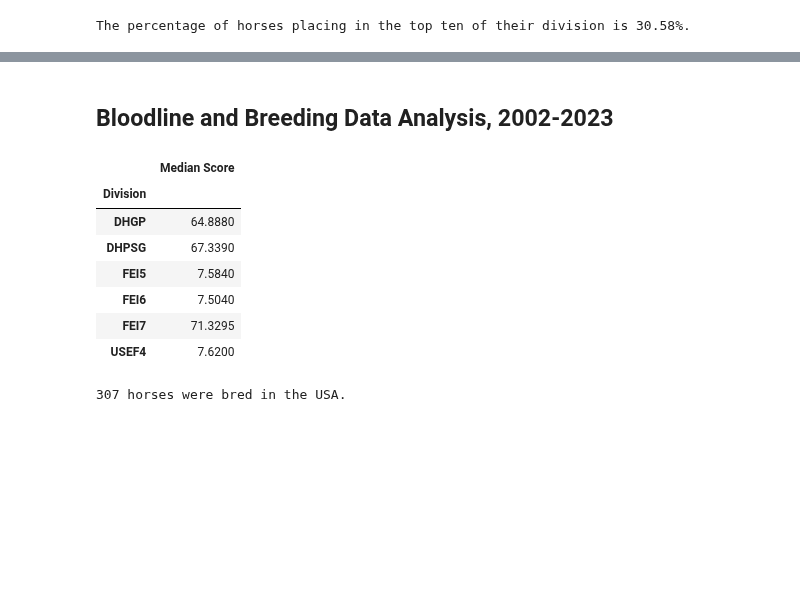
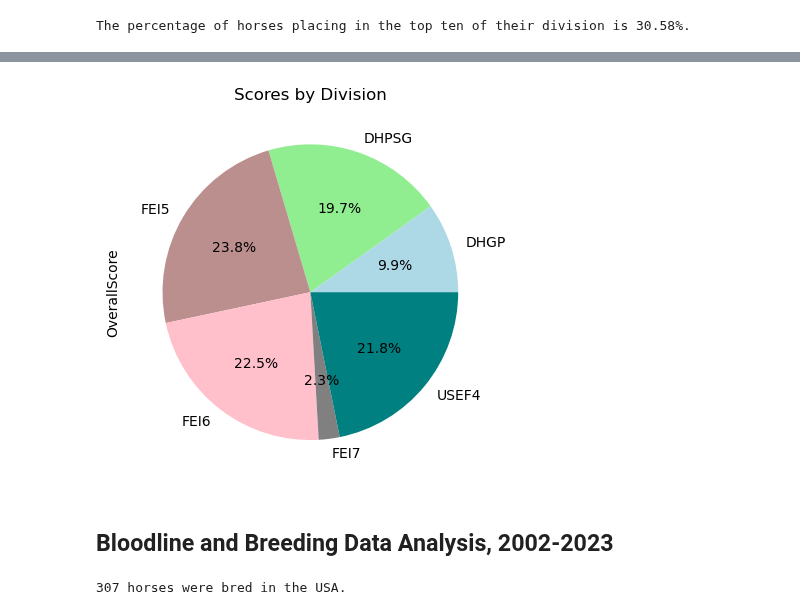
Before and after one commit to siobyrne/young-dressage-horse-program-analysis, a Jupyter notebook: younghorse.ipynb, the cells around one changed output, grey strips where cells are left out. Cells and saved outputs as stored; diff of their text form; code cells hidden in the pictures; blank space fills up the shorter version.

```diff
--- a/younghorse.ipynb
+++ b/younghorse.ipynb
@@ -259,0 +277,16 @@ The percentage of horses placing in the top ten of their division is 30.58%.
+# %%
+# get the median scores by division over all years (2002-2023)
+
+score_groups = championship_df.groupby(["Division","Year"])["OverallScore"]
+
+score_group_count = championship_df.groupby(["Division","Year"])["OverallScore"].count()
+
+# create a dataframe of summary statistics for all divisions over all years
+
+score_summary = pd.DataFrame({"Number of Scores": score_group_count,
+                             "Mean Score": score_groups.mean(),
+                              "Median Score": score_groups.median(),
+                              "Standard Deviation": score_groups.std(),
+                              "Variance": score_groups.var()})
+
+score_summary
@@ -260,24 +313,17 @@ The percentage of horses placing in the top ten of their division is 30.58%.
+# %%
+
+score_group_count.plot(
+ kind = "pie",
+    autopct = "%1.1f%%",
+    colors = ["lightblue", "lightgreen", "rosybrown", "pink", "gray", "teal"]
+)
+
+plt.title("Scores by Division")
+plt.show()
+# %% [output]
+[figure, added]
 # %% [markdown]
 ## Bloodline and Breeding Data Analysis, 2002-2023
-# %%
-# get the median scores by division over all years (2002-2023)
-
-median_groups = championship_df.groupby("Division")["OverallScore"]
-
-# create a summary dataframe of median scores for all divisions over all years
-
-median_summary = pd.DataFrame({"Median Score": median_groups.median()})
-
-median_summary
-# %% [output]
-|  | Median Score |
-| Division |  |
-| DHGP | 64.8880 |
-| DHPSG | 67.3390 |
-| FEI5 | 7.5840 |
-| FEI6 | 7.5040 |
-| FEI7 | 71.3295 |
-| USEF4 | 7.6200 |
 # %%
 # get the number of horses bred in the USA that competed in the years 2002-2023
 
```
Also changed, not shown: parts of 15 cells of this notebook, 1 other file.
